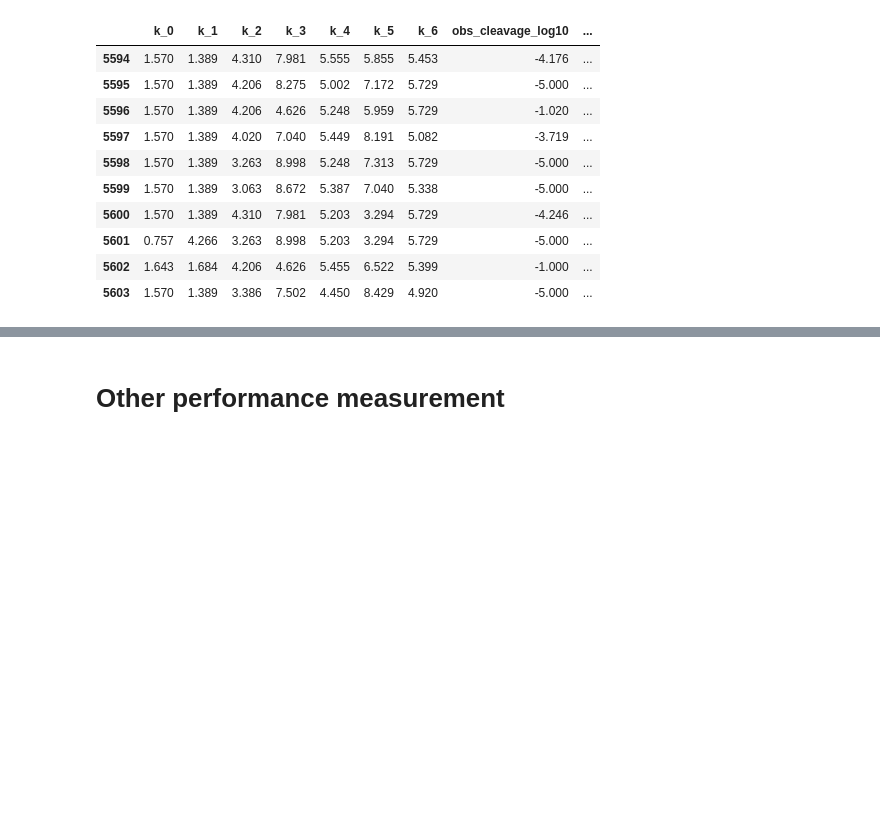
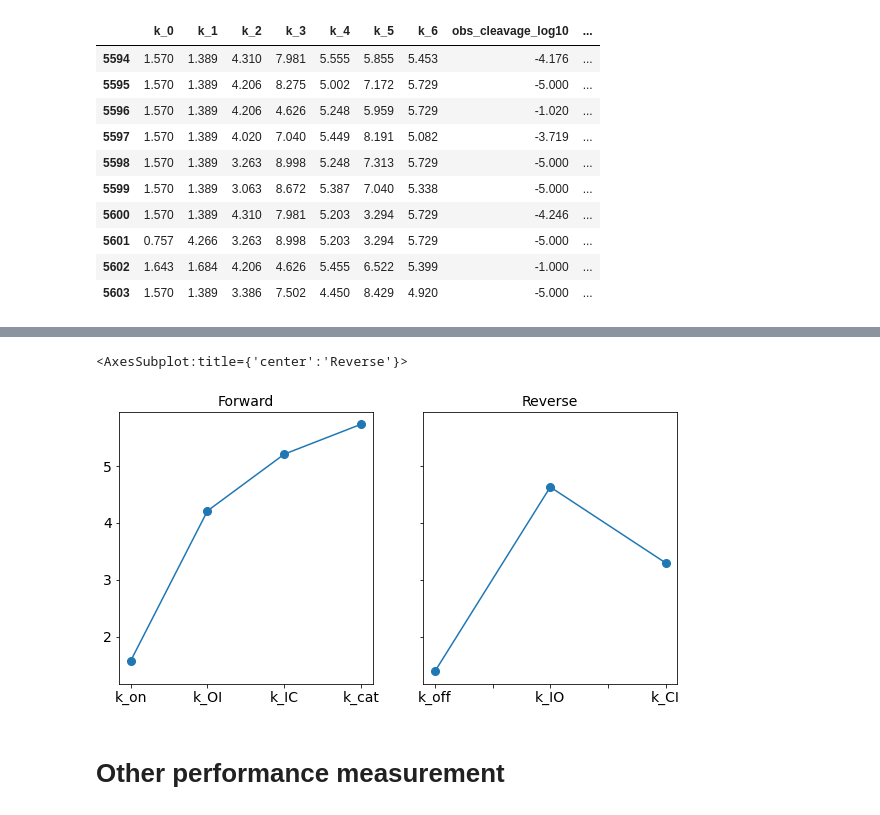
Before and after one commit to zj-zhang/Elektrum, a Jupyter notebook: notebooks/03-KINN-AMBERsearch.ipynb, the cells around one changed output, grey strips where cells are left out. Cells and saved outputs as stored; diff of their text form; code cells hidden in the pictures; blank space fills up the shorter version.

Commit message:
Add rate line plot in 03-KINN

```diff
--- a/notebooks/03-KINN-AMBERsearch.ipynb
+++ b/notebooks/03-KINN-AMBERsearch.ipynb
@@ -237,3 +219,11 @@ outs.tail(10).round(3)
 | 5603 | 1.570 | 1.389 | 3.386 | 7.502 | 4.450 | 8.429 | 4.920 | -5.000 | ... |
 # %%
 outs.to_csv(os.path.join(wd, "rates_df.tsv"), sep="\t", index=False)
+# %%
+matched = np.zeros((1,25,9))
+
+rates = rate_mod.predict(mb.blockify_seq_ohe(matched)).flatten()
+print("kinn rate for matched\n")
+for i in range(7):
+    r = rates[i]
+    print("k_%i"%i, r)
@@ -240,3 +240,12 @@ outs.to_csv(os.path.join(wd, "rates_df.tsv"), sep="\t", index=False)
+# %%
+rate_names = ['k_on', 'k_off', 'k_OI', 'k_IO', 'k_IC', 'k_CI', 'k_cat']
+rate_df = pd.DataFrame({'rate': rates}, index=rate_names)
+fig, axs = plt.subplots(1,2, figsize=(10,5), sharey=True)
+rate_df.loc[['k_on', 'k_OI', 'k_IC', 'k_cat']].plot(ax=axs[0], legend=False, style='-o', title="Forward")
+rate_df.loc[['k_off', 'k_IO', 'k_CI']].plot(ax=axs[1], legend=False, style='-o', title="Reverse")
+# %% [output]
+<AxesSubplot:title={'center':'Reverse'}>
+[figure, added]
 # %% [markdown]
 # Other performance measurement
 # %%
```
Also changed, not shown: parts of 2 cells of this notebook, 2 other files.
